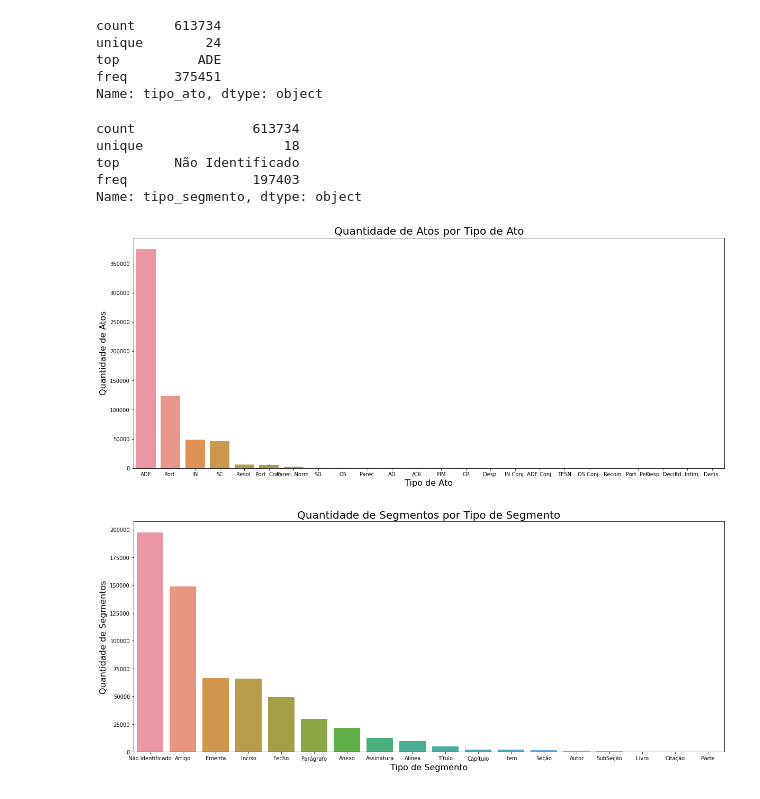
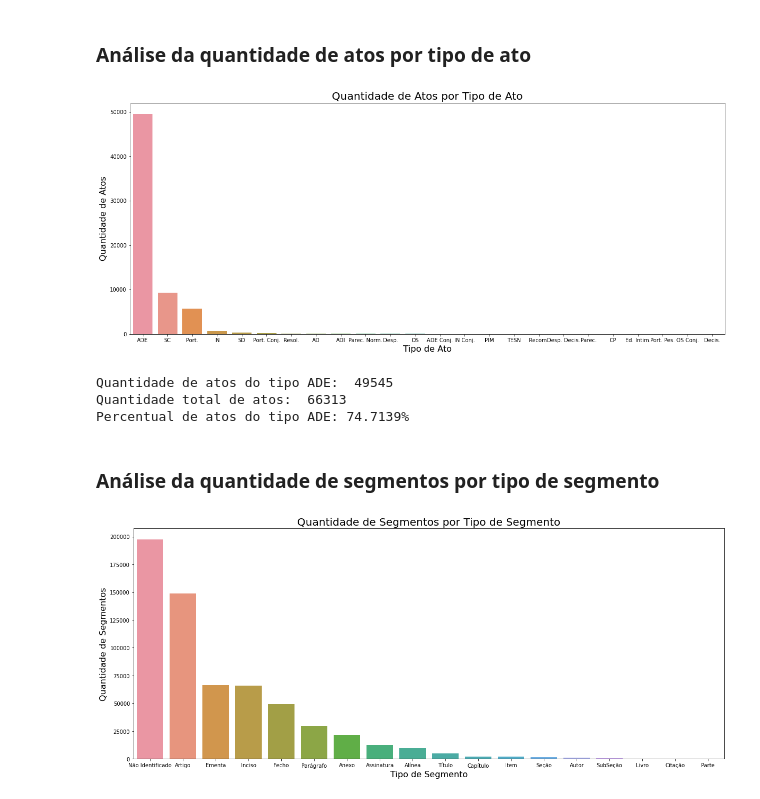
Before and after one commit to correialc/saan, a Jupyter notebook: analise-exploratoria.ipynb, the cells around one changed output. Drawn from its saved outputs; the diff is of its cells as text; code cells hidden in the pictures.

Commit message:
Refinando a analise de tipos de atos e segmentos

```diff
--- a/analise-exploratoria.ipynb
+++ b/analise-exploratoria.ipynb
@@ -29,17 +31,34 @@ Notas:
-# %%
-df_segmentos["tipo_ato"].describe()
-# %% [output]
-count     613734
-unique        24
-top          ADE
-freq      375451
-Name: tipo_ato, dtype: object
-# %%
-df_segmentos["tipo_segmento"].describe()
-# %% [output]
-count               613734
-unique                  18
-top       Não Identificado
-freq                197403
-Name: tipo_segmento, dtype: object
+# %%
+# Conversão do atributo data_publicacao para formato de data
+df_segmentos['data_publicacao'] = pd.to_datetime(df_segmentos['data_publicacao'])
+# %% [markdown]
+### Análise da quantidade de atos por tipo de ato
+# %%
+qtd_atos_por_tipo = df_segmentos[['tipo_ato', 'pk_ato']].groupby('tipo_ato')['pk_ato'].nunique()
+df_qtd_atos_por_tipo = pd.DataFrame(qtd_atos_por_tipo)
+df_qtd_atos_por_tipo.columns = ['quantidade_atos']
+df_qtd_atos_por_tipo.reset_index(inplace=True)
+df_qtd_atos_por_tipo.sort_values(by='quantidade_atos', ascending=False, inplace=True, ignore_index=True)
+# %%
+fig = plt.figure(figsize=(20,8))
+ax = sns.barplot(x='tipo_ato', y='quantidade_atos', data=df_qtd_atos_por_tipo)
+ax.set_title('Quantidade de Atos por Tipo de Ato', fontsize=20)
+ax.set_ylabel('Quantidade de Atos', fontsize=16)
+ax.set_xlabel('Tipo de Ato', fontsize=16)
+plt.show()
+# %% [output]
+[figure, added]
+# %%
+qtd_atos_ade = df_qtd_atos_por_tipo[df_qtd_atos_por_tipo['tipo_ato']=='ADE']['quantidade_atos']
+print('Quantidade de atos do tipo ADE: {0:6d}'.format(qtd_atos_ade[0]))
+total_atos = df_qtd_atos_por_tipo['quantidade_atos'].sum()
+print('Quantidade total de atos: {0:6d}'.format(total_atos))
+perc_atos_ade = (qtd_atos_ade[0]/total_atos)*100
+print('Percentual de atos do tipo ADE: {0:3.4f}%'.format(perc_atos_ade))
+# %% [output]
+Quantidade de atos do tipo ADE:  49545
+Quantidade total de atos:  66313
+Percentual de atos do tipo ADE: 74.7139%
+# %% [markdown]
+### Análise da quantidade de segmentos por tipo de segmento
 # %%
@@ -49,9 +67,0 @@ qtd_atos_por_tipo.reset_index(inplace=True)
-# %%
-fig = plt.figure(figsize=(20,8))
-ax = sns.barplot(x='tipo_ato', y='quantidade_atos', data=qtd_atos_por_tipo)
-ax.set_title('Quantidade de Atos por Tipo de Ato', fontsize=20)
-ax.set_ylabel('Quantidade de Atos', fontsize=16)
-ax.set_xlabel('Tipo de Ato', fontsize=16)
-plt.show()
-# %% [output]
-[figure, removed]
```
Also changed, not shown: parts of 10 cells of this notebook.
